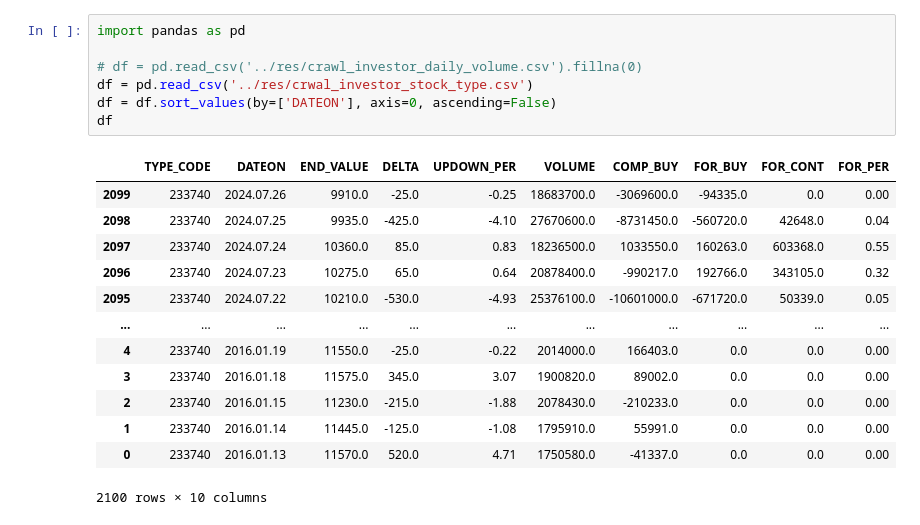
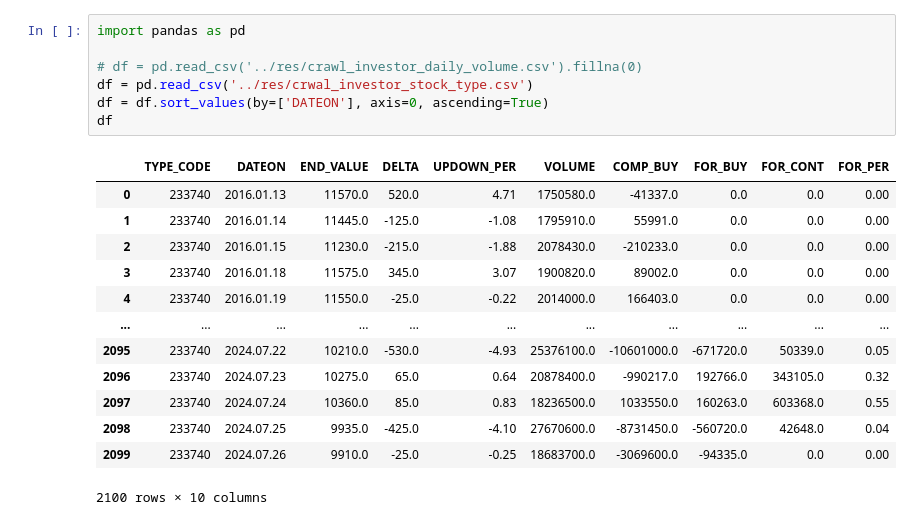
Before and after one commit to gonni/myFirstPyCrawl, a Jupyter notebook: ml/StockPredict.ipynb, the cells around one changed output. Cells and saved outputs as stored; diff of their text form.

```diff
--- a/ml/StockPredict.ipynb
+++ b/ml/StockPredict.ipynb
@@ -1,23 +1,23 @@
 # %%
 import pandas as pd
 
 # df = pd.read_csv('../res/crawl_investor_daily_volume.csv').fillna(0)
 df = pd.read_csv('../res/crwal_investor_stock_type.csv')
-df = df.sort_values(by=['DATEON'], axis=0, ascending=False)
+df = df.sort_values(by=['DATEON'], axis=0, ascending=True)
 df
 # %% [output]
 |  | TYPE_CODE | DATEON | END_VALUE | DELTA | UPDOWN_PER | VOLUME | COMP_BUY | FOR_BUY | FOR_CONT | FOR_PER |
+| 0 | 233740 | 2016.01.13 | 11570.0 | 520.0 | 4.71 | 1750580.0 | -41337.0 | 0.0 | 0.0 | 0.00 |
+| 1 | 233740 | 2016.01.14 | 11445.0 | -125.0 | -1.08 | 1795910.0 | 55991.0 | 0.0 | 0.0 | 0.00 |
+| 2 | 233740 | 2016.01.15 | 11230.0 | -215.0 | -1.88 | 2078430.0 | -210233.0 | 0.0 | 0.0 | 0.00 |
+| 3 | 233740 | 2016.01.18 | 11575.0 | 345.0 | 3.07 | 1900820.0 | 89002.0 | 0.0 | 0.0 | 0.00 |
+| 4 | 233740 | 2016.01.19 | 11550.0 | -25.0 | -0.22 | 2014000.0 | 166403.0 | 0.0 | 0.0 | 0.00 |
+| ... | ... | ... | ... | ... | ... | ... | ... | ... | ... | ... |
+| 2095 | 233740 | 2024.07.22 | 10210.0 | -530.0 | -4.93 | 25376100.0 | -10601000.0 | -671720.0 | 50339.0 | 0.05 |
+| 2096 | 233740 | 2024.07.23 | 10275.0 | 65.0 | 0.64 | 20878400.0 | -990217.0 | 192766.0 | 343105.0 | 0.32 |
+| 2097 | 233740 | 2024.07.24 | 10360.0 | 85.0 | 0.83 | 18236500.0 | 1033550.0 | 160263.0 | 603368.0 | 0.55 |
+| 2098 | 233740 | 2024.07.25 | 9935.0 | -425.0 | -4.10 | 27670600.0 | -8731450.0 | -560720.0 | 42648.0 | 0.04 |
 | 2099 | 233740 | 2024.07.26 | 9910.0 | -25.0 | -0.25 | 18683700.0 | -3069600.0 | -94335.0 | 0.0 | 0.00 |
-| 2098 | 233740 | 2024.07.25 | 9935.0 | -425.0 | -4.10 | 27670600.0 | -8731450.0 | -560720.0 | 42648.0 | 0.04 |
-| 2097 | 233740 | 2024.07.24 | 10360.0 | 85.0 | 0.83 | 18236500.0 | 1033550.0 | 160263.0 | 603368.0 | 0.55 |
-| 2096 | 233740 | 2024.07.23 | 10275.0 | 65.0 | 0.64 | 20878400.0 | -990217.0 | 192766.0 | 343105.0 | 0.32 |
-| 2095 | 233740 | 2024.07.22 | 10210.0 | -530.0 | -4.93 | 25376100.0 | -10601000.0 | -671720.0 | 50339.0 | 0.05 |
-| ... | ... | ... | ... | ... | ... | ... | ... | ... | ... | ... |
-| 4 | 233740 | 2016.01.19 | 11550.0 | -25.0 | -0.22 | 2014000.0 | 166403.0 | 0.0 | 0.0 | 0.00 |
-| 3 | 233740 | 2016.01.18 | 11575.0 | 345.0 | 3.07 | 1900820.0 | 89002.0 | 0.0 | 0.0 | 0.00 |
-| 2 | 233740 | 2016.01.15 | 11230.0 | -215.0 | -1.88 | 2078430.0 | -210233.0 | 0.0 | 0.0 | 0.00 |
-| 1 | 233740 | 2016.01.14 | 11445.0 | -125.0 | -1.08 | 1795910.0 | 55991.0 | 0.0 | 0.0 | 0.00 |
-| 0 | 233740 | 2016.01.13 | 11570.0 | 520.0 | 4.71 | 1750580.0 | -41337.0 | 0.0 | 0.0 | 0.00 |
 2100 rows × 10 columns
 # %%
 df['FOR_BUY_D14']=df.FOR_BUY.rolling(14).sum().shift(1)
```
Also changed, not shown: parts of 4 cells of this notebook, 4 other files.
